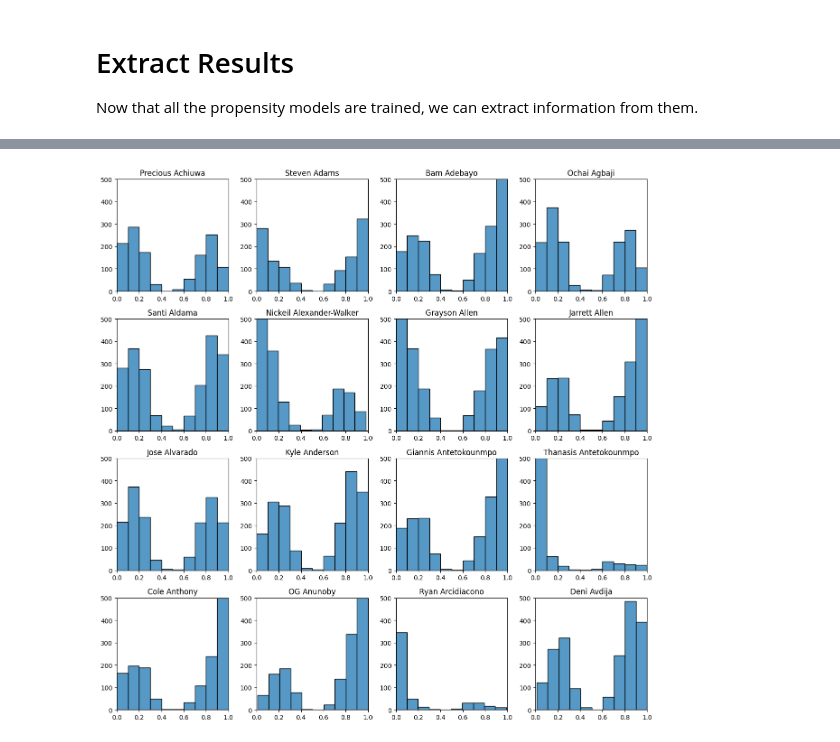
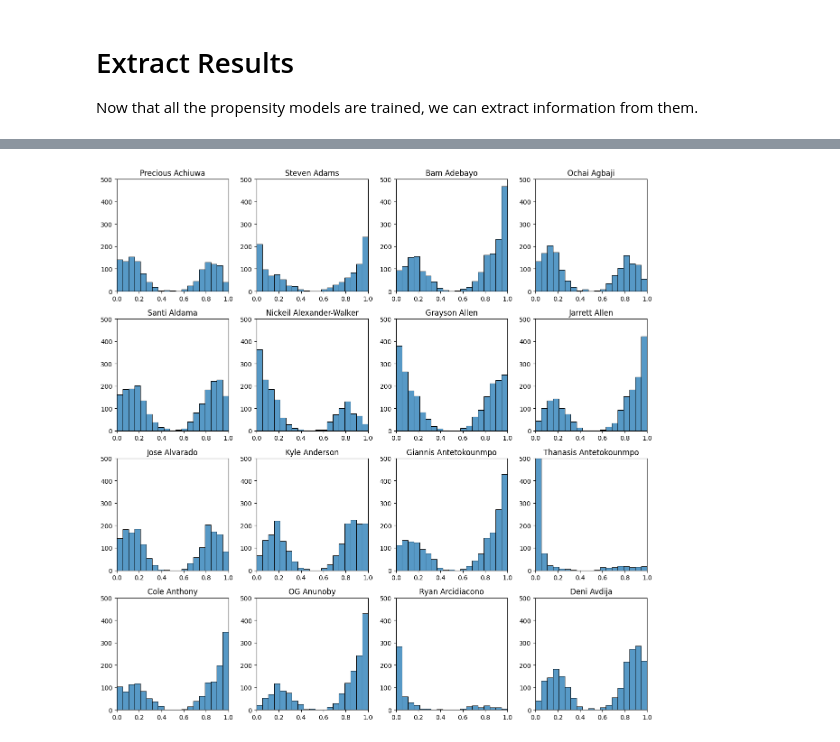
Before and after one commit to DanLeEpicMan/RAPM, a Jupyter notebook: code/analyze/propensity_scores.ipynb, the cells around one changed output, grey strips where cells are left out. Drawn from its saved outputs; the diff is of its cells as text; code cells hidden in the pictures.

```diff
--- a/code/analyze/propensity_scores.ipynb
+++ b/code/analyze/propensity_scores.ipynb
@@ -96,15 +128,19 @@ data
 # %%
 # infer start score margin and start time left
 games: pd.Series         = pd.unique(data['game_id'])
-data['end_score_margin'] = data['home_points'] - data['away_points']
-
 
 list_of_data = []
 for game_id in games:
     game_data: pd.DataFrame = data[data['game_id'] == game_id]
+    game_data['pm']         = game_data['home_points'] - game_data['away_points']
 
+    game_data['home_score']         = game_data['home_points'].cumsum()
+    game_data['away_score']         = game_data['away_points'].cumsum()
+    game_data['end_score_margin']   = game_data['home_score'] - game_data['away_score']
     game_data['start_score_margin'] = game_data['end_score_margin'].shift(fill_value=0)
 
+    # this is not exactly "time remaining" since some games have missing stints
+    # it's a decent approximation though, and random forests are fairly robust
     time_elapsed = game_data['minutes'].cumsum()
     game_data['start_time_left'] = 48 - time_elapsed.shift(fill_value=0)
     game_data['end_time_left']   = 48 - time_elapsed
@@ -147,8 +183,7 @@ when the player swapped teams. **As such, the model is only trained on stints in
 
 plr_indicators_list = []
 for game_id in games:
-    bools: list[bool]     = data['game_id'] == game_id
-    game_data, indicators = data[bools], design[bools]
+    indicators: pd.DataFrame = design[data['game_id'] == game_id]
 
     sign = np.sign(indicators.sum(axis=0))
 
@@ -189,7 +224,7 @@ def train_player_model(
     '''
     Given a player ID, train a propensity model.
     This is trained on the features `'start_score_margin', 'start_time_left', 'opponent_strength'` in that order.
-    If `return_plr_data` is True, also return the data the model was trained on, and their targets.
+    If `return_plr_data` is True, also return the data of games the player was in, and their targets.
 
     Each of the optional variables are by default their global counterparts.
     If these need to be changed, do so here.
@@ -213,13 +248,21 @@ def train_player_model(
     # extract target: 1 if on court, 0 otherwise.
     target = design.loc[bools, plr_id].abs()
 
-    # to do: all the data is ready. train the model.
+    # train the model.
     model = RandomForestClassifier().fit(X=plr_data[['start_score_margin', 'start_time_left', 'opponent_strength']], y=target)
 
     if return_plr_data:
-        return model, plr_data[['start_score_margin', 'start_time_left', 'opponent_strength']], target
+        return model, plr_data, target
     else:
         return model
+
+def get_training_features(df: pd.DataFrame, /) -> pd.DataFrame:
+  '''
+  Return the features used to train the propensity model.
+
+  This is purely for readability.
+  '''
+  return df[['start_score_margin', 'start_time_left', 'opponent_strength']]
 # %%
 prob_models: dict[str, tuple[RandomForestClassifier, pd.DataFrame, pd.Series]] = {
     plr_id: train_player_model(plr_id, return_plr_data=True)
@@ -232,9 +275,10 @@ Now that all the propensity models are trained, we can extract information from
 # %%
 probs: dict[str, tuple[np.ndarray, float]] = { # probability that player is on court for their stint (not all stints are the same across players!) and accuracy of model
     plr_id: (
-        model_stuff[0].predict_proba(model_stuff[1])[:, 1],
-        model_stuff[0].score(model_stuff[1], model_stuff[2]))
-    for plr_id, model_stuff in prob_models.items()
+        model.predict_proba(get_training_features(plr_data))[:, 1],
+        model.score(get_training_features(plr_data), plr_target)
+    )
+    for plr_id, (model, plr_data, plr_target) in prob_models.items()
 }
 # %%
 accuracies = [item[1] for item in probs.values()]
@@ -256,25 +300,25 @@ Max: 1.0
 # %%
 # make a collage
 n = 4
 
 fig, ax = plt.subplots(n,n, figsize=(12.5, 12.5))
 
 plr_ids   = list(probs)
 plr_probs = list(probs.values())
 
 for k in range(n**2):
     i = k // n
     j = k % n
 
-    plr_id, plr_prob, plr_acc = plr_ids[k], plr_probs[k][0], plr_probs[k][1]
+    plr_id, plr_prob = plr_ids[k], plr_probs[k][0]
 
-    graph = sns.histplot(plr_prob, bins=10, ax=ax[i, j])
+    graph = sns.histplot(plr_prob, bins=np.linspace(0, 1, 20), ax=ax[i, j])
     graph.set_xlim(0, 1)
     graph.set_ylim(0, 500)
     graph.set_ylabel('')
     graph.set_title(plr_id_to_name[plr_id])
 
 fig.tight_layout()
 fig.show()
 # %% [output]
-[figure, old version]
+[figure, new version]
```
Also changed, not shown: parts of 11 cells of this notebook, 15 other files.
